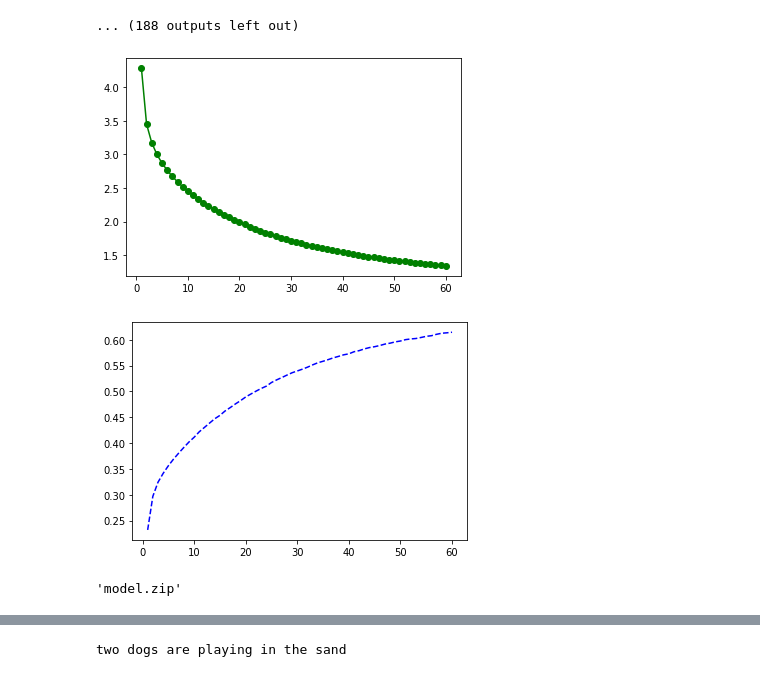
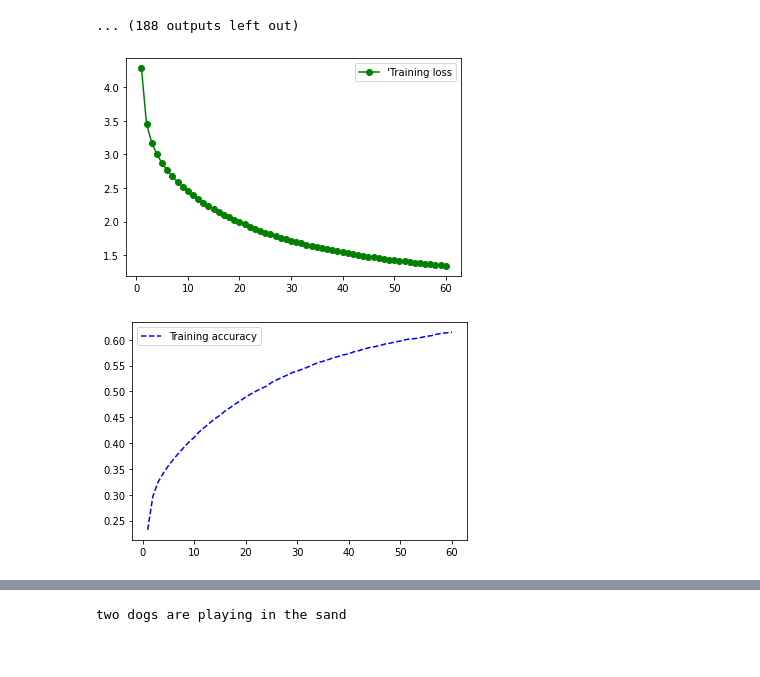
Before and after one commit to praneethratna/Image-Captioning, a Jupyter notebook: Image_Captioning.ipynb, the cells around one changed output, grey strips where cells are left out. Cells and saved outputs as stored; diff of their text form; code cells hidden in the pictures.

```diff
--- a/Image_Captioning.ipynb
+++ b/Image_Captioning.ipynb
@@ -234,17 +235,15 @@ INFO:tensorflow:Assets written to: model.save/assets
 # %%
 epochs = range(1,61)
 loss = history.history['loss']
 acc = history.history['acc']
 
 plt.plot(epochs , loss , 'go-',label = "'Training loss")
+plt.legend()
 plt.show()
 
 plt.plot(epochs,acc,'b--',label = "Training accuracy")
+plt.legend()
 plt.show()
 # %% [output]
-[figure, old version]
+[figure, new version]
-[figure, old version]
+[figure, new version]
-# %%
-shutil.make_archive('model','zip',base_dir = 'model.save')
-# %% [output]
-'model.zip'
```
Also changed, not shown: parts of 4 cells of this notebook.
